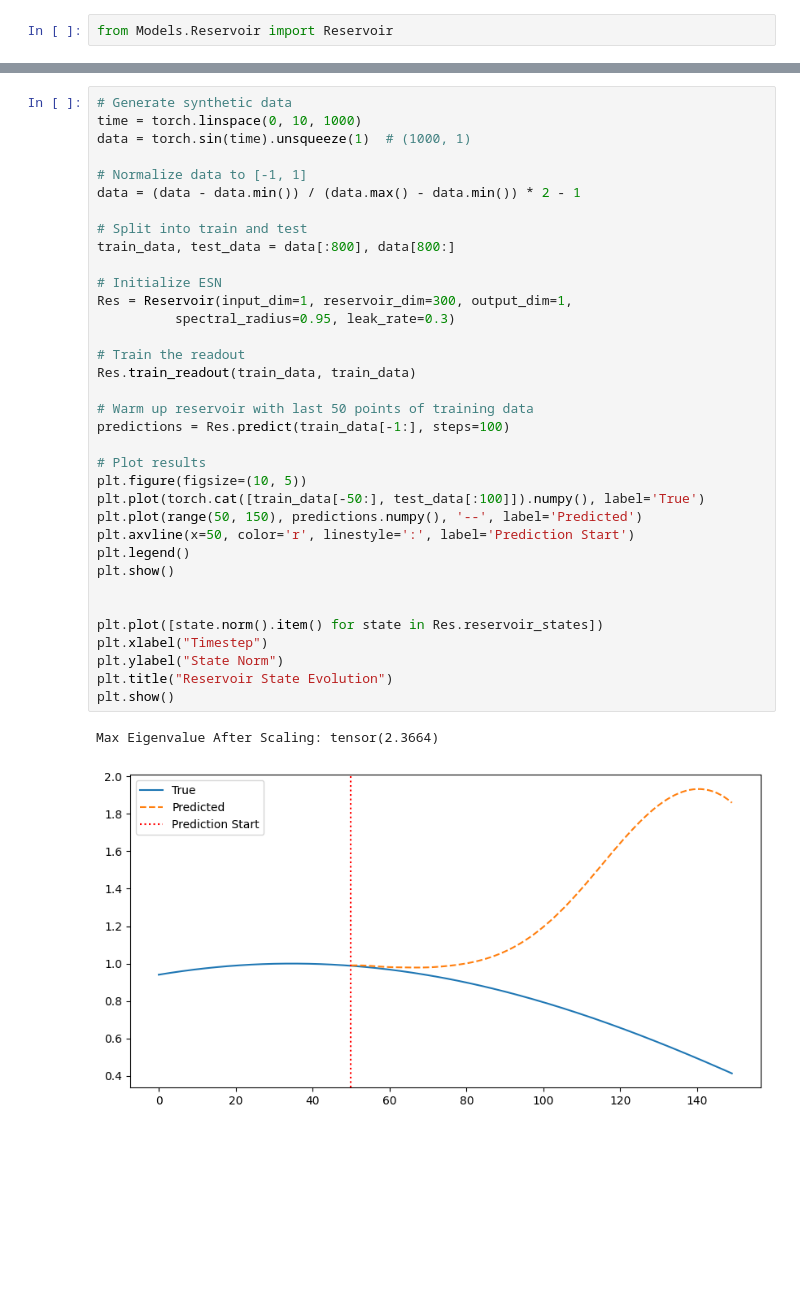
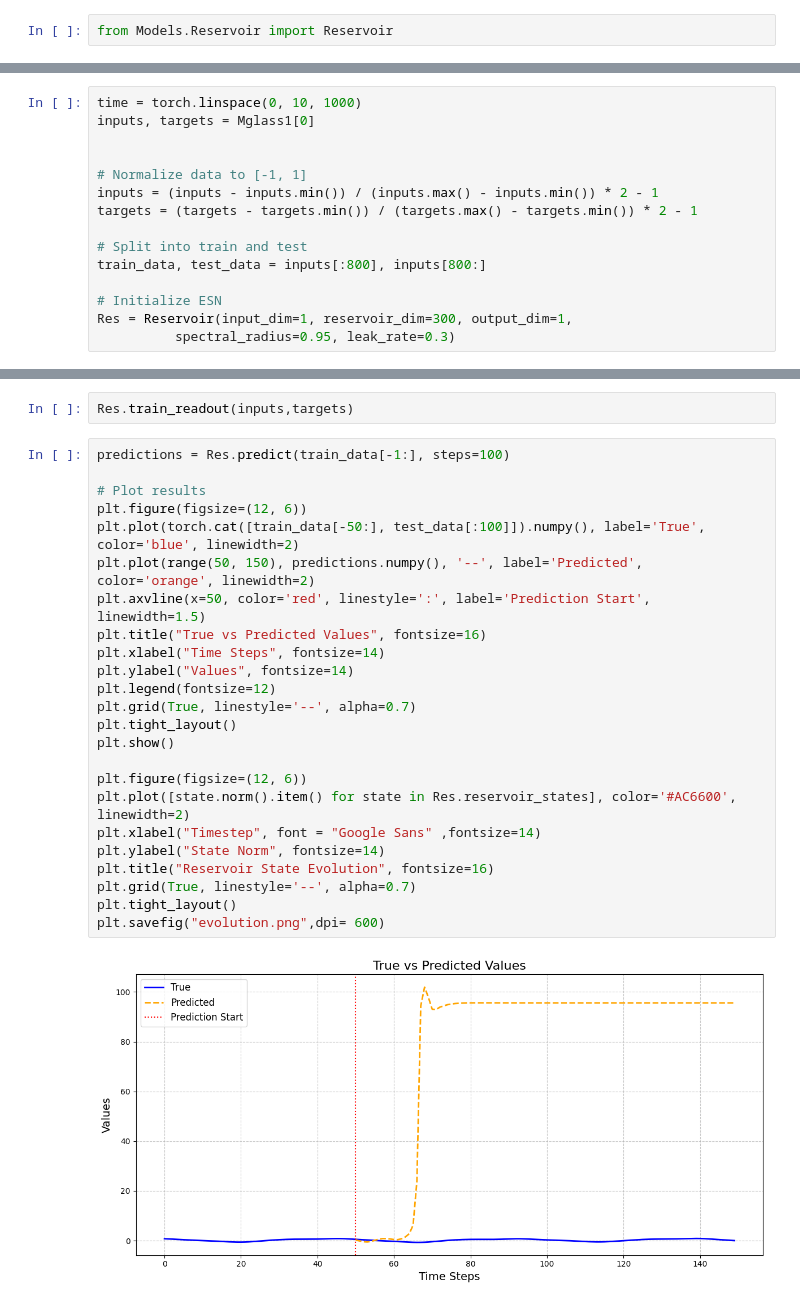
Before and after one commit to jaychotaliya987/Reservoir_Pytorch, a Jupyter notebook: ReservoirGrid/Examples/learning.ipynb, the cells around one changed output, grey strips where cells are left out. Drawn from its saved outputs; the diff is of its cells as text; blank space fills up the shorter version.

Commit message:
Add new example images and dynamics comparison script for ESN testing

```diff
--- a/ReservoirGrid/Examples/learning.ipynb
+++ b/ReservoirGrid/Examples/learning.ipynb
@@ -53,0 +50,15 @@ Max Eigenvalue After Scaling: tensor(2.3685)
+# %%
+time = torch.linspace(0, 10, 1000)
+inputs, targets = Mglass1[0]
+
+
+# Normalize data to [-1, 1]
+inputs = (inputs - inputs.min()) / (inputs.max() - inputs.min()) * 2 - 1
+targets = (targets - targets.min()) / (targets.max() - targets.min()) * 2 - 1
+
+# Split into train and test
+train_data, test_data = inputs[:800], inputs[800:]
+
+# Initialize ESN
+Res = Reservoir(input_dim=1, reservoir_dim=300, output_dim=1,
+          spectral_radius=0.95, leak_rate=0.3)
@@ -60,38 +73,28 @@ Actual λ_max after scaling: 0.9500000476837158 (should match spectral radius 0.
+# %%
+Res.train_readout(inputs,targets)
 # %%
-# Generate synthetic data
-time = torch.linspace(0, 10, 1000)
-data = torch.sin(time).unsqueeze(1)  # (1000, 1)
-
-# Normalize data to [-1, 1]
-data = (data - data.min()) / (data.max() - data.min()) * 2 - 1
-
-# Split into train and test
-train_data, test_data = data[:800], data[800:]
-
-# Initialize ESN
-Res = Reservoir(input_dim=1, reservoir_dim=300, output_dim=1,
-          spectral_radius=0.95, leak_rate=0.3)
-
-# Train the readout
-Res.train_readout(train_data, train_data)
-
-# Warm up reservoir with last 50 points of training data
 predictions = Res.predict(train_data[-1:], steps=100)
 
 # Plot results
-plt.figure(figsize=(10, 5))
-plt.plot(torch.cat([train_data[-50:], test_data[:100]]).numpy(), label='True')
-plt.plot(range(50, 150), predictions.numpy(), '--', label='Predicted')
-plt.axvline(x=50, color='r', linestyle=':', label='Prediction Start')
-plt.legend()
+plt.figure(figsize=(12, 6))
+plt.plot(torch.cat([train_data[-50:], test_data[:100]]).numpy(), label='True', color='blue', linewidth=2)
+plt.plot(range(50, 150), predictions.numpy(), '--', label='Predicted', color='orange', linewidth=2)
+plt.axvline(x=50, color='red', linestyle=':', label='Prediction Start', linewidth=1.5)
+plt.title("True vs Predicted Values", fontsize=16)
+plt.xlabel("Time Steps", fontsize=14)
+plt.ylabel("Values", fontsize=14)
+plt.legend(fontsize=12)
+plt.grid(True, linestyle='--', alpha=0.7)
+plt.tight_layout()
 plt.show()
 
-
-plt.plot([state.norm().item() for state in Res.reservoir_states])
-plt.xlabel("Timestep")
-plt.ylabel("State Norm")
-plt.title("Reservoir State Evolution")
-plt.show()
+plt.figure(figsize=(12, 6))
+plt.plot([state.norm().item() for state in Res.reservoir_states], color='#AC6600', linewidth=2)
+plt.xlabel("Timestep", font = "Google Sans" ,fontsize=14)
+plt.ylabel("State Norm", fontsize=14)
+plt.title("Reservoir State Evolution", fontsize=16)
+plt.grid(True, linestyle='--', alpha=0.7)
+plt.tight_layout()
+plt.savefig("evolution.png",dpi= 600)
 # %% [output]
-Max Eigenvalue After Scaling: tensor(2.3664)
-[figure, old version]
+[figure, new version]
```
Also changed, not shown: parts of 6 cells of this notebook, 7 other files.
